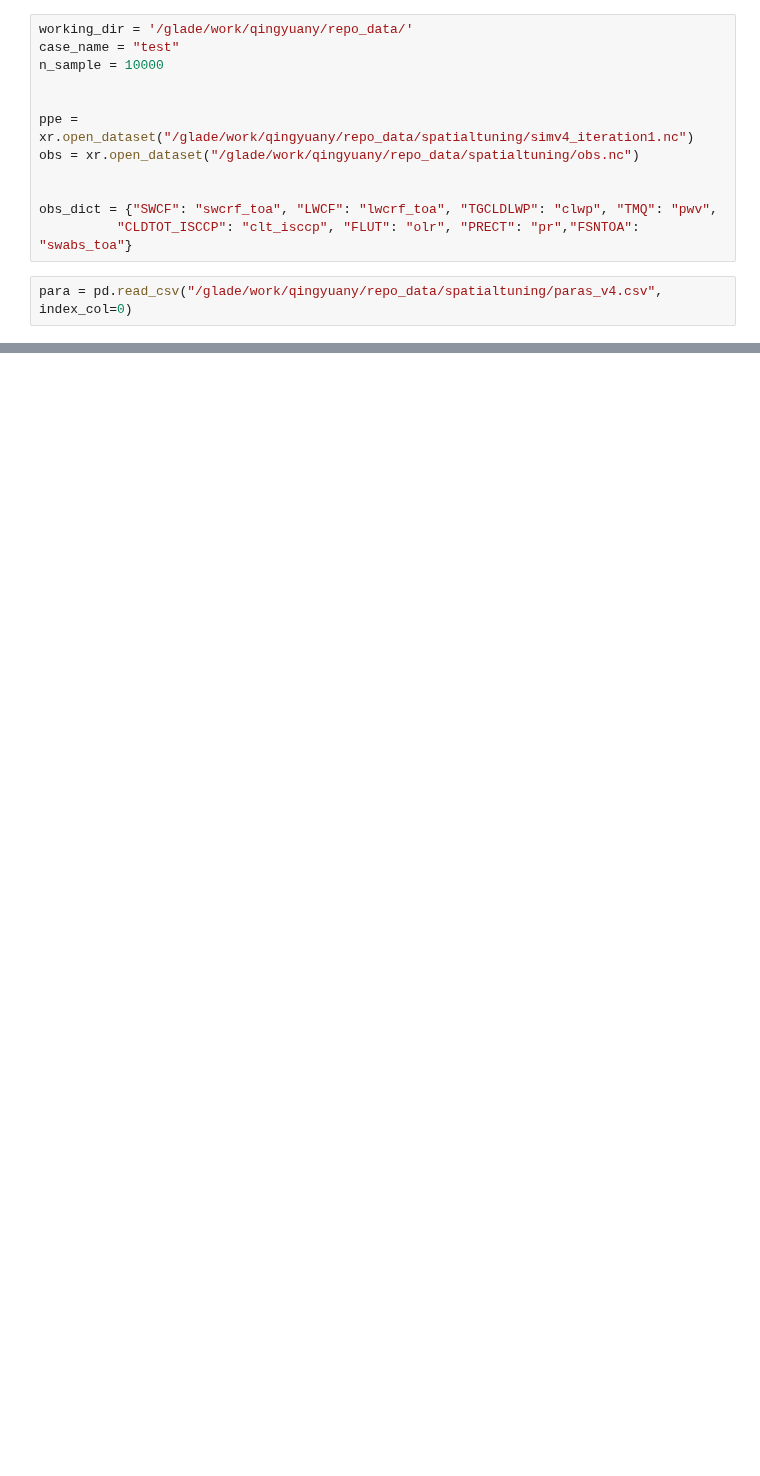
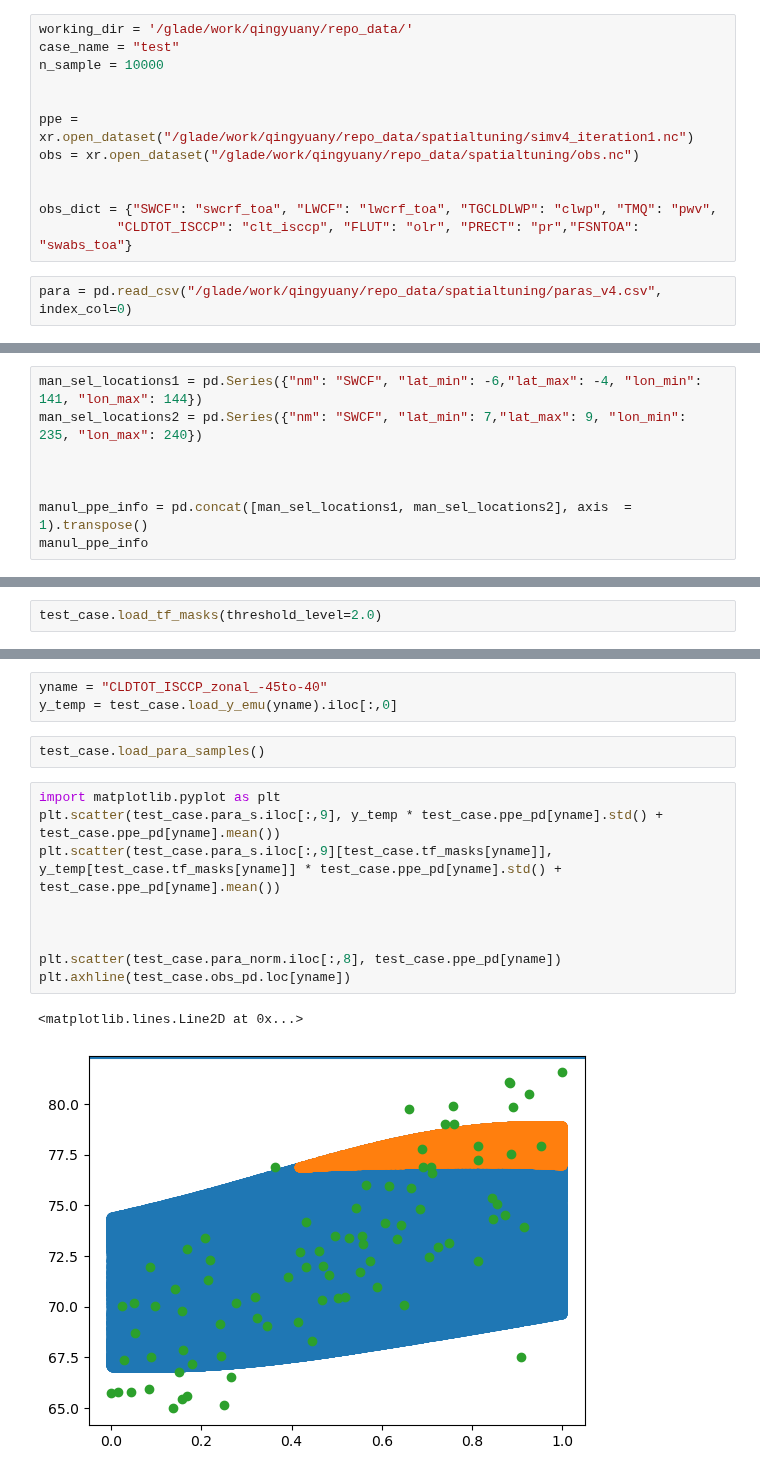
Before and after one commit to yiqioyang/proj2dhullsampler, a Jupyter notebook: class_based.ipynb, the cells around one changed output, grey strips where cells are left out. Drawn from its saved outputs; the diff is of its cells as text; blank space fills up the shorter version.

Commit message:
Steps 1-4 completed with a simple plotting test

```diff
--- a/class_based.ipynb
+++ b/class_based.ipynb
@@ -47,0 +27,8 @@ list(para.columns)
+# %%
+man_sel_locations1 = pd.Series({"nm": "SWCF", "lat_min": -6,"lat_max": -4, "lon_min":  141, "lon_max": 144})
+man_sel_locations2 = pd.Series({"nm": "SWCF", "lat_min": 7,"lat_max": 9, "lon_min":  235, "lon_max": 240})
+
+
+
+manul_ppe_info = pd.concat([man_sel_locations1, man_sel_locations2], axis  = 1).transpose()
+manul_ppe_info
@@ -96,0 +220,2 @@ array([ 1,  3,  4,  5,  6,  7,  8,  9, 10, 11, 12, 13, 15, 16, 17, 18, 19,
+# %%
+test_case.load_tf_masks(threshold_level=2.0)
@@ -96,0 +252,17 @@ array([ 1,  3,  4,  5,  6,  7,  8,  9, 10, 11, 12, 13, 15, 16, 17, 18, 19,
+# %%
+yname = "CLDTOT_ISCCP_zonal_-45to-40"
+y_temp = test_case.load_y_emu(yname).iloc[:,0]
+# %%
+test_case.load_para_samples()
+# %%
+import matplotlib.pyplot as plt
+plt.scatter(test_case.para_s.iloc[:,9], y_temp * test_case.ppe_pd[yname].std() + test_case.ppe_pd[yname].mean())
+plt.scatter(test_case.para_s.iloc[:,9][test_case.tf_masks[yname]], y_temp[test_case.tf_masks[yname]] * test_case.ppe_pd[yname].std() + test_case.ppe_pd[yname].mean())
+
+
+
+plt.scatter(test_case.para_norm.iloc[:,8], test_case.ppe_pd[yname])
+plt.axhline(test_case.obs_pd.loc[yname])
+# %% [output]
+<matplotlib.lines.Line2D at 0x...>
+[figure, added]
```
Also changed, not shown: parts of 13 cells of this notebook.
